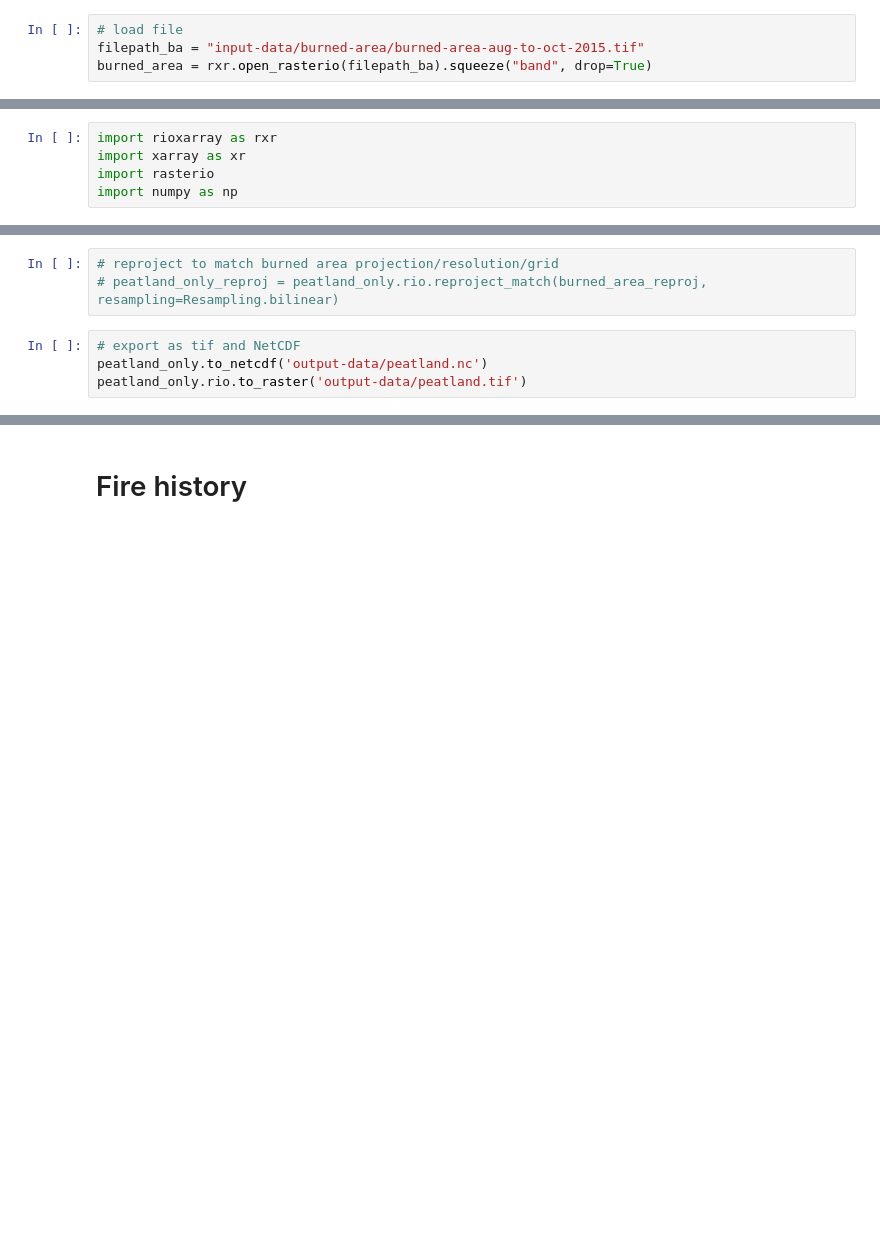
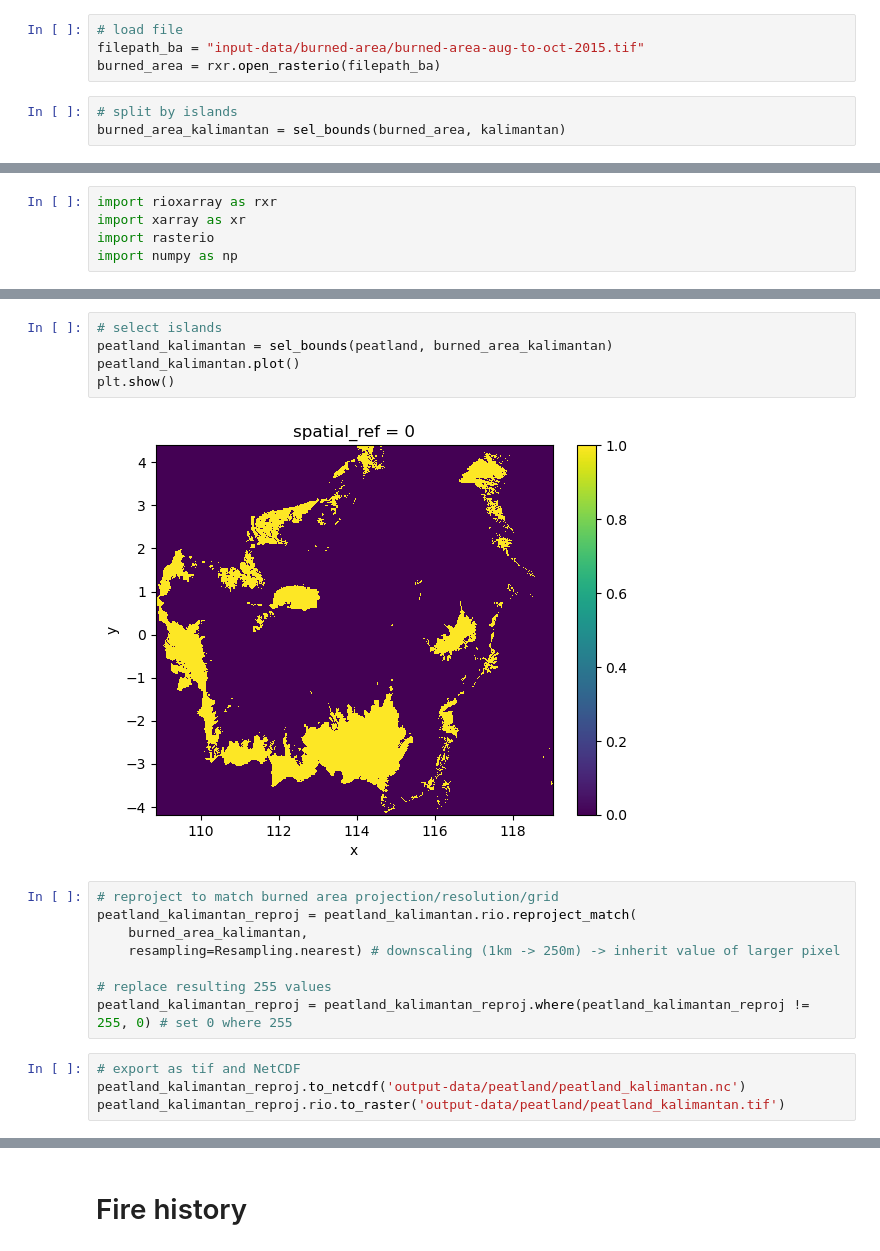
Before and after one commit to ninorp55/tropical-peat-post-fire-vegetation-recovery, a Jupyter notebook: 1_preprocessing.ipynb, the cells around one changed output, grey strips where cells are left out. Cells and saved outputs as stored; diff of their text form; blank space fills up the shorter version.

```diff
--- a/1_preprocessing.ipynb
+++ b/1_preprocessing.ipynb
@@ -245,5 +272,8 @@ import numpy as np
 # %%
 # load file
 filepath_ba = "input-data/burned-area/burned-area-aug-to-oct-2015.tif"
-burned_area = rxr.open_rasterio(filepath_ba).squeeze("band", drop=True)
+burned_area = rxr.open_rasterio(filepath_ba)
+# %%
+# split by islands
+burned_area_kalimantan = sel_bounds(burned_area, kalimantan)
 # %%
@@ -345,10 +412,22 @@ plt.show()
+# %%
+# select islands
+peatland_kalimantan = sel_bounds(peatland, burned_area_kalimantan)
+peatland_kalimantan.plot()
+plt.show()
+# %% [output]
+[figure, added]
 # %%
 # reproject to match burned area projection/resolution/grid
-# peatland_only_reproj = peatland_only.rio.reproject_match(burned_area_reproj, resampling=Resampling.bilinear)
+peatland_kalimantan_reproj = peatland_kalimantan.rio.reproject_match(
+    burned_area_kalimantan,
+    resampling=Resampling.nearest) # downscaling (1km -> 250m) -> inherit value of larger pixel
+
+# replace resulting 255 values
+peatland_kalimantan_reproj = peatland_kalimantan_reproj.where(peatland_kalimantan_reproj != 255, 0) # set 0 where 255
 # %%
 # export as tif and NetCDF
-peatland_only.to_netcdf('output-data/peatland.nc')
-peatland_only.rio.to_raster('output-data/peatland.tif')
+peatland_kalimantan_reproj.to_netcdf('output-data/peatland/peatland_kalimantan.nc')
+peatland_kalimantan_reproj.rio.to_raster('output-data/peatland/peatland_kalimantan.tif')
 # %%
 # check where burned area and peatlands overlap
 
```
Also changed, not shown: parts of 78 cells of this notebook.
